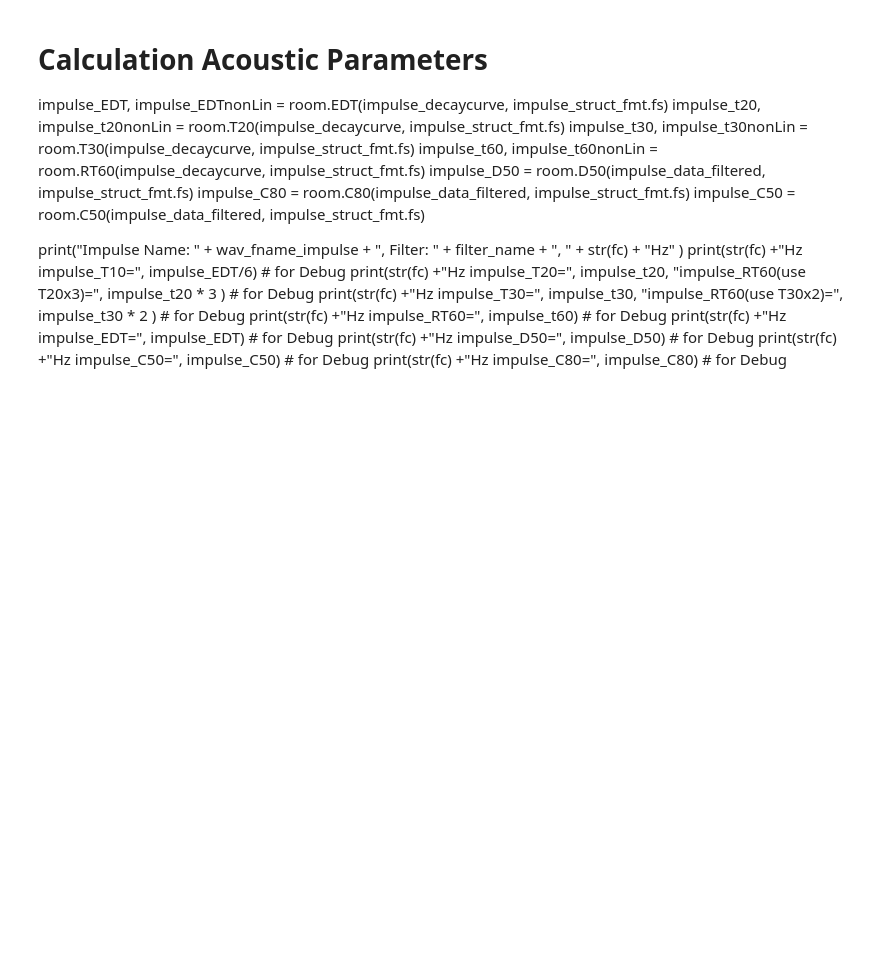
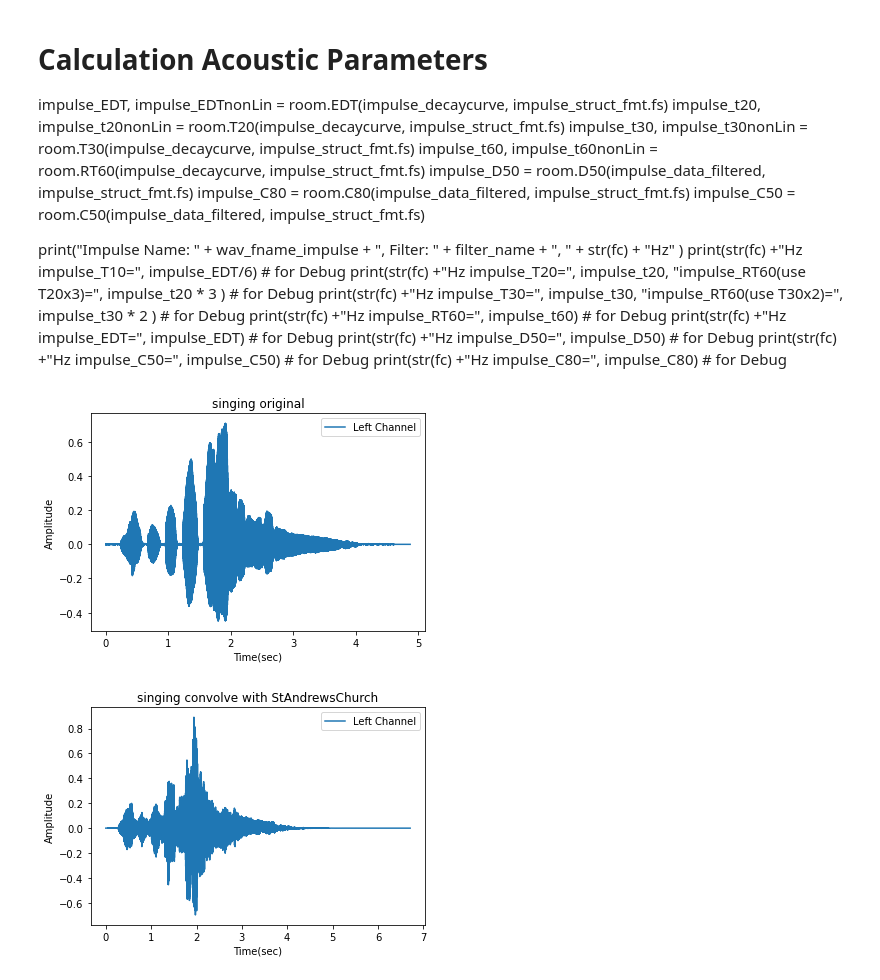
Before and after one commit to sunnyside74/pyOssAudioAnalyzer, a Jupyter notebook: ossTestFilter.ipynb, the cells around one changed output. Saved outputs shown, nothing was run; the diff lists cells and outputs as text; code cells hidden in the pictures; blank space fills up the shorter version.

```diff
--- a/ossTestFilter.ipynb
+++ b/ossTestFilter.ipynb
@@ -217,21 +233,25 @@ pyOssWavfile.write(os.path.join(audio_dir, wav_fname_audio + '.filtered_' + str(
 # %%
 # FFT Convolution Function Test
 # Test Audio data with Impulse data
 
 #if audio_struct_fmt.fs != impulse_struct_fmt.fs:
 
 if audio_struct_fmt.ch == 1 and impulse_struct_fmt.ch == 1:
-    ossConvol = sig.fftconvolve(audio_data, impulse_data)
+    convolved_data = sig.fftconvolve(audio_data, impulse_data)
 elif audio_struct_fmt.ch == 1:
-    ossConvol = sig.fftconvolve(audio_data, impulse_data[:,0])
+    convolved_data = sig.fftconvolve(audio_data, impulse_data[:,0])
 else:
-    ossConvol = sig.fftconvolve(audio_data[:,0], impulse_data[:,0])
+    convolved_data = sig.fftconvolve(audio_data[:,0], impulse_data[:,0])
 
-dbg.dPlotAudio(audio_struct_fmt.fs, ossConvol, wav_fname_audio + ' convolution ' + wav_fname_impulse, "Left Channel", "Time(sec)", "Amplitude")
+dbg.dPlotAudio(audio_struct_fmt.fs, audio_data, wav_fname_audio + ' original', "Left Channel", "Time(sec)", "Amplitude")
+dbg.dPlotAudio(audio_struct_fmt.fs, ossConvol, wav_fname_audio + ' convolve with ' + wav_fname_impulse, "Left Channel", "Time(sec)", "Amplitude")
 
 # If you want save  result to wave file, do uncomment below line
-result_dir = os.path.join(os.getcwd(), 'resultfiles')     # Path of save files folder
-pyOssWavfile.write(os.path.join(result_dir, wav_fname_audio +'.with.' + wav_fname_impulse + '.conv.wav'), int(audio_struct_fmt.fs), np.float32(ossConvol) )
+# result_dir = os.path.join(os.getcwd(), 'resultfiles')     # Path of save files folder
+# pyOssWavfile.write(os.path.join(result_dir, wav_fname_audio +'.with.' + wav_fname_impulse + '.convolved.wav'), int(audio_struct_fmt.fs), np.float32(convolved_data) )
+# %% [output]
+[figure, added]
+[figure, added]
 # %%
 CHUNK = 1024
 BUFFER = CHUNK * 4
```
Also changed, not shown: parts of 3 cells of this notebook, 1 other file.
